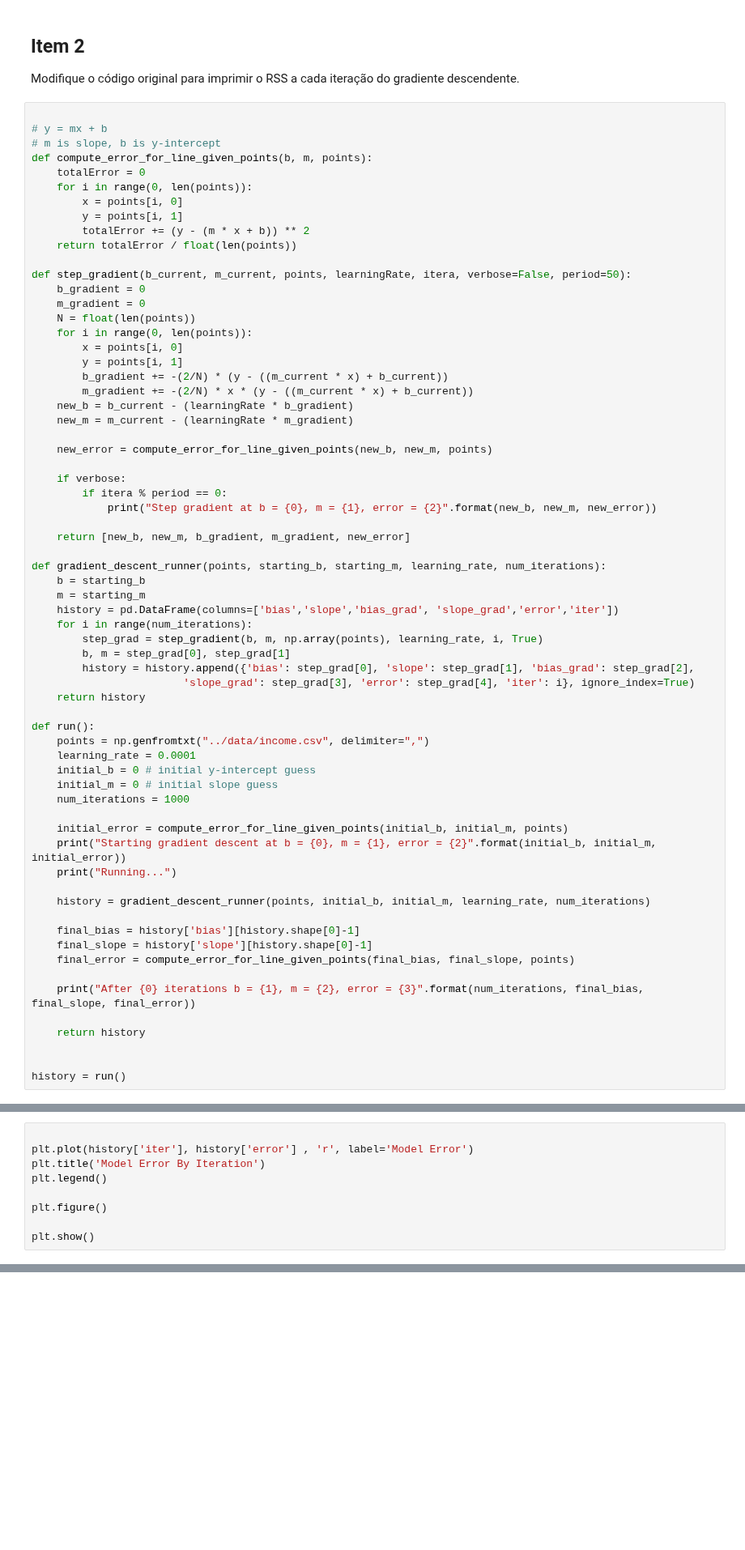
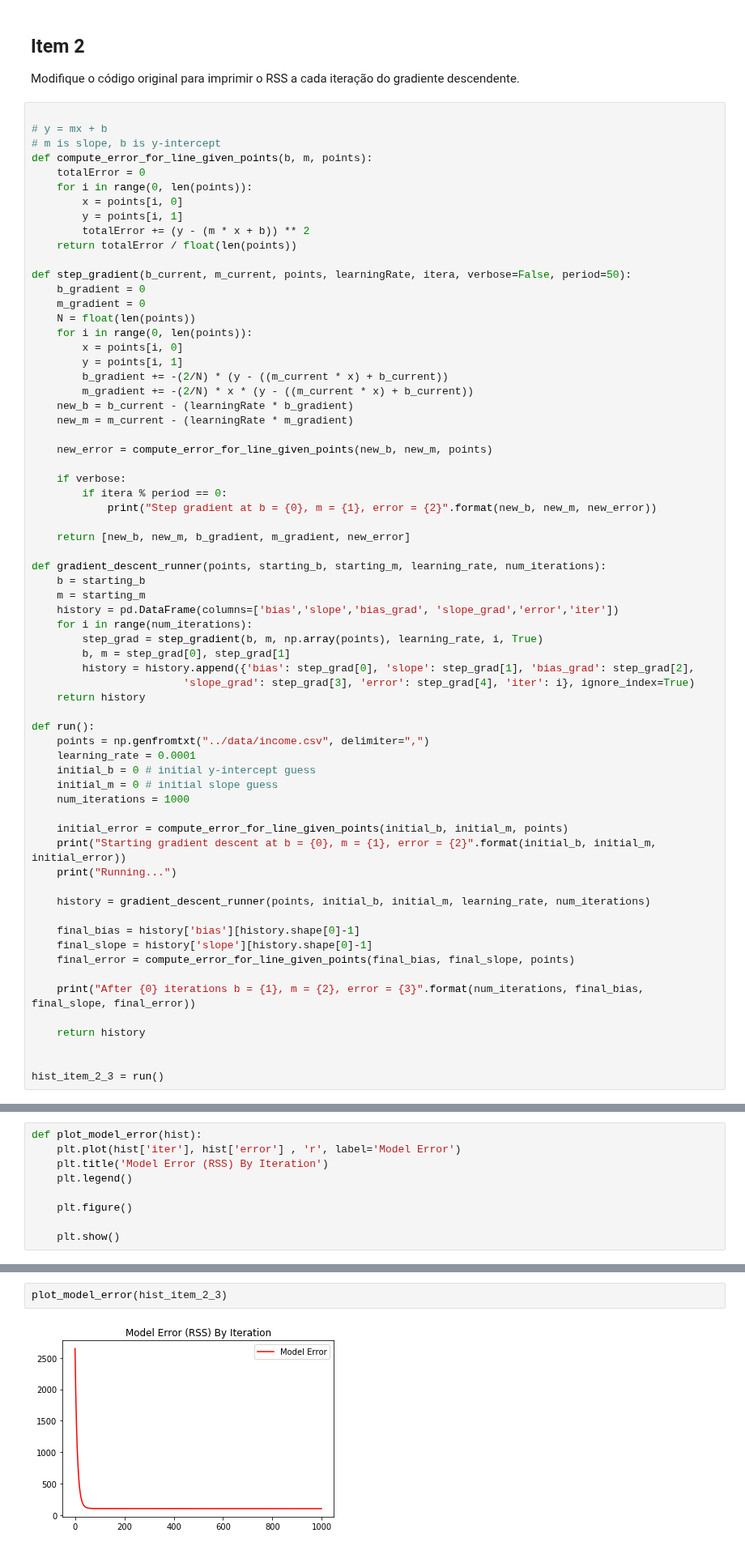
Before and after one commit to guilhermemg/ml-mestrado, a Jupyter notebook: notebooks/assignment-1.ipynb, the cells around one changed output, grey strips where cells are left out. Shown at 81% size. Cells and saved outputs as stored; diff of their text form; blank space fills up the shorter version.

Commit message:
items 2, 3 and 4

```diff
--- a/notebooks/assignment-1.ipynb
+++ b/notebooks/assignment-1.ipynb
@@ -153,7 +169,7 @@ def run():
     return history
 
 
-history = run()
+hist_item_2_3 = run()
 # %% [output]
 Starting gradient descent at b = 0, m = 0, error = 2946.6344970460195
 Running...
@@ -175,9 +194,9 @@ After 1000 iterations b = -0.18234255376510086, m = 3.262182267596014, error = 1
 # %%
+def plot_model_error(hist):
+    plt.plot(hist['iter'], hist['error'] , 'r', label='Model Error')
+    plt.title('Model Error (RSS) By Iteration')
+    plt.legend()
 
-plt.plot(history['iter'], history['error'] , 'r', label='Model Error')
-plt.title('Model Error By Iteration')
-plt.legend()
+    plt.figure()
 
-plt.figure()
-
-plt.show()
+    plt.show()
@@ -186,0 +203,4 @@ plt.show()
+# %%
+plot_model_error(hist_item_2_3)
+# %% [output]
+[figure, added]
```
Also changed, not shown: parts of 13 cells of this notebook.
